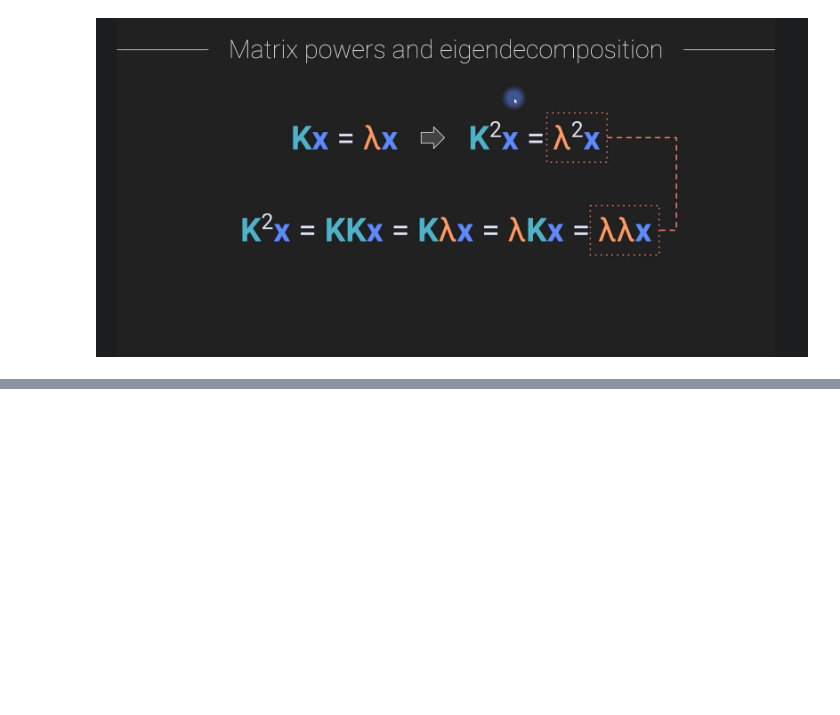
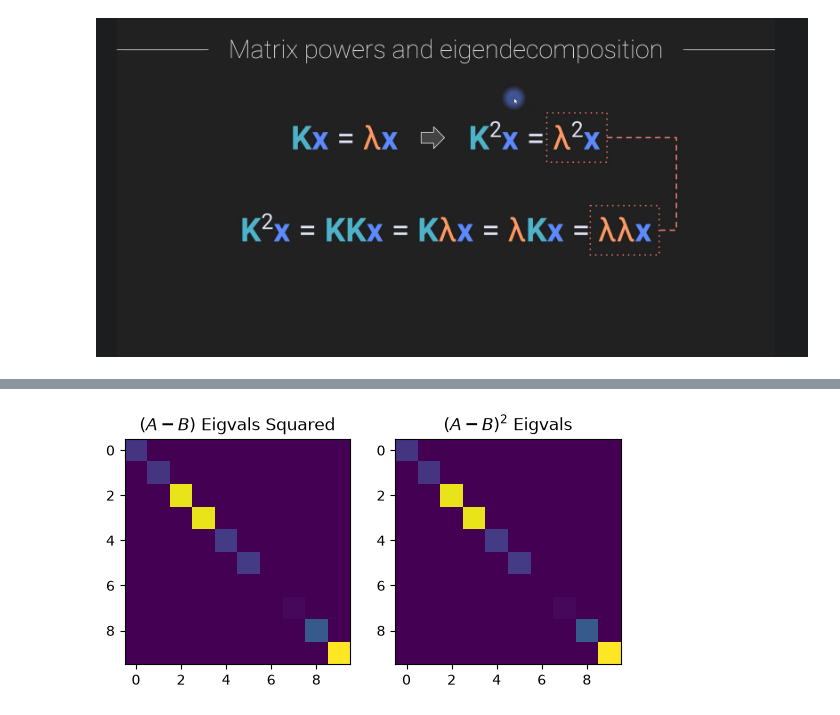
Before and after one commit to reinaldopenno-sonatus/LinAlgCourse, a Jupyter notebook: eig/LA_rp_eig_working.ipynb, the cells around one changed output, grey strips where cells are left out. Drawn from its saved outputs; the diff is of its cells as text; code cells hidden in the pictures; blank space fills up the shorter version.

```diff
--- a/eig/LA_rp_eig_working.ipynb
+++ b/eig/LA_rp_eig_working.ipynb
@@ -331,0 +394,37 @@ ax2.imshow(np.real_if_close(A_3_diag, tol=1000))
+# %%
+A: np.ndarray
+B: np.ndarray
+y: np.ndarray
+
+A, y = make_classification(
+    n_samples=10,
+    n_features=10,
+    n_informative=10,
+    n_redundant=0,
+    n_repeated=0,
+    n_classes=2,
+    return_X_y=True,
+    random_state=1,
+)
+
+B, y = make_classification(
+    n_samples=10,
+    n_features=10,
+    n_informative=10,
+    n_redundant=0,
+    n_repeated=0,
+    n_classes=2,
+    return_X_y=True,
+    random_state=2,
+)
+# %%
+A_B = A - B
+eigvalues, eigvectors = LA.eig(A_B)
+eigvalues_2, eigvectors_2 = LA.eig(LA.matrix_power(A_B, 2))
+# %%
+# 1. Square first, then sort
+eig_squared_sorted = np.sort_complex(eigvalues**2)
+eig2_sorted = np.sort_complex(eigvalues_2)
+
+# 2. Check equivalence numerically
+print("Matches:", np.allclose(eig_squared_sorted, eig2_sorted))
@@ -331,0 +526,9 @@ ax2.imshow(np.real_if_close(A_3_diag, tol=1000))
+# %%
+fig, (ax1, ax2) = plt.subplots(1, 2)
+ax1.imshow(np.abs(np.diag(eig_squared_sorted)))
+ax2.imshow(np.abs(np.diag(eig2_sorted)))
+ax1.set_title("$(A-B)$ Eigvals Squared")
+ax2.set_title("$(A-B)^2$ Eigvals")
+plt.show()
+# %% [output]
+[figure, added]
```
Also changed, not shown: parts of 15 cells of this notebook, 3 other files.
